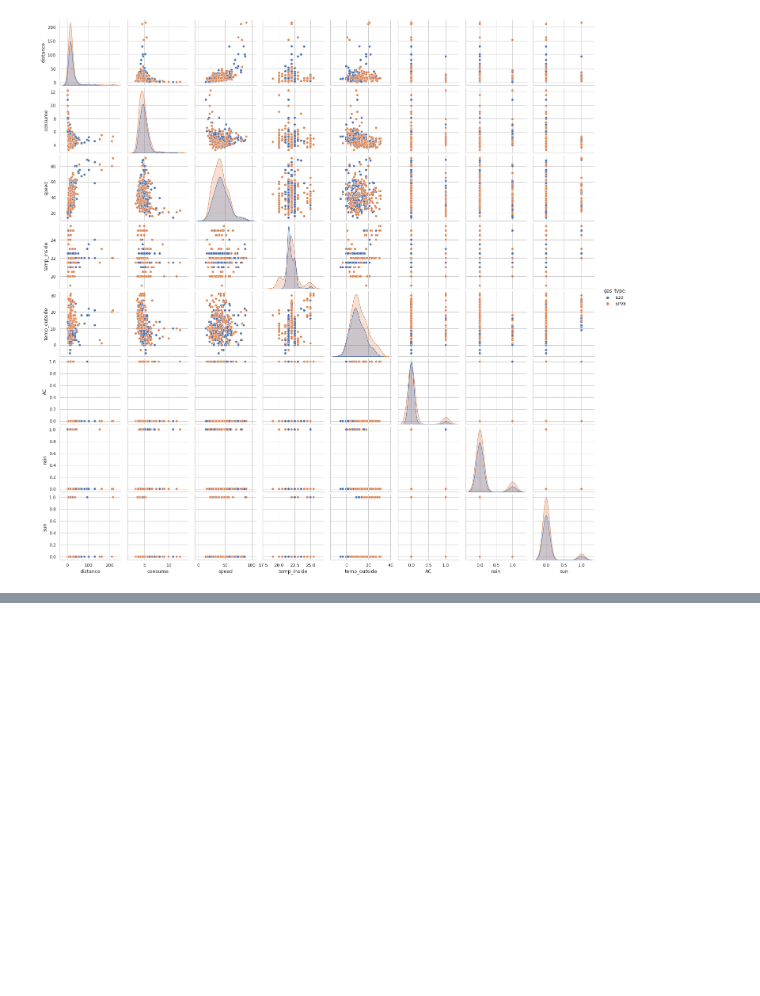
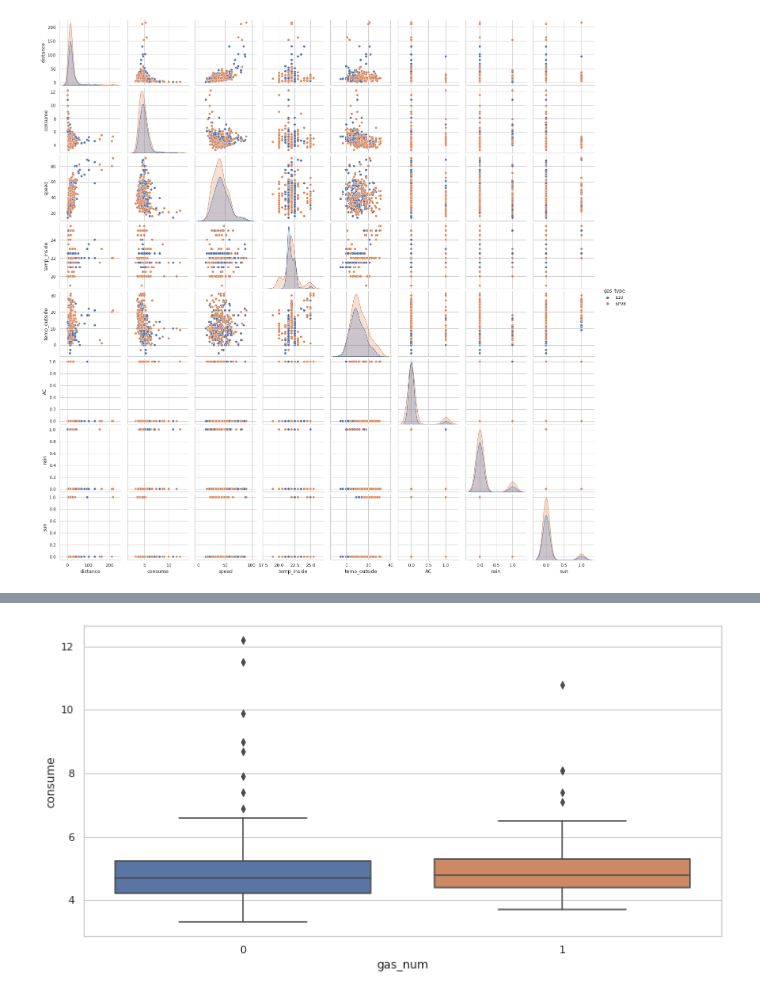
Before and after one commit to VictorRodriguezIronhack/reto_data, a Jupyter notebook: 02_visual.ipynb, the cells around one changed output, grey strips where cells are left out. Saved outputs shown, nothing was run; the diff lists cells and outputs as text; code cells hidden in the pictures; blank space fills up the shorter version.

```diff
--- a/02_visual.ipynb
+++ b/02_visual.ipynb
@@ -35,0 +56,4 @@ sns.pairplot(mesur, hue="gas_type");
+# %%
+dicc_gas = {'E10':1,'SP98':0}
+# %%
+mesur['gas_num'] = mesur.gas_type.map(dicc_gas)
@@ -35,0 +62,4 @@ sns.pairplot(mesur, hue="gas_type");
+# %%
+sns.boxplot(x="gas_num", y="consume", data=mesur);
+# %% [output]
+[figure, added]
```
Also changed, not shown: parts of 10 cells of this notebook.
